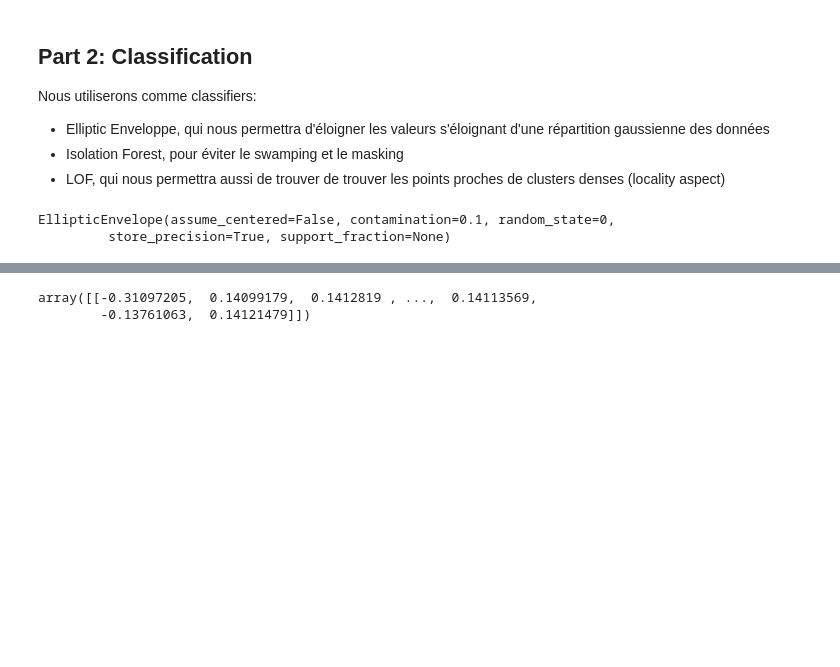
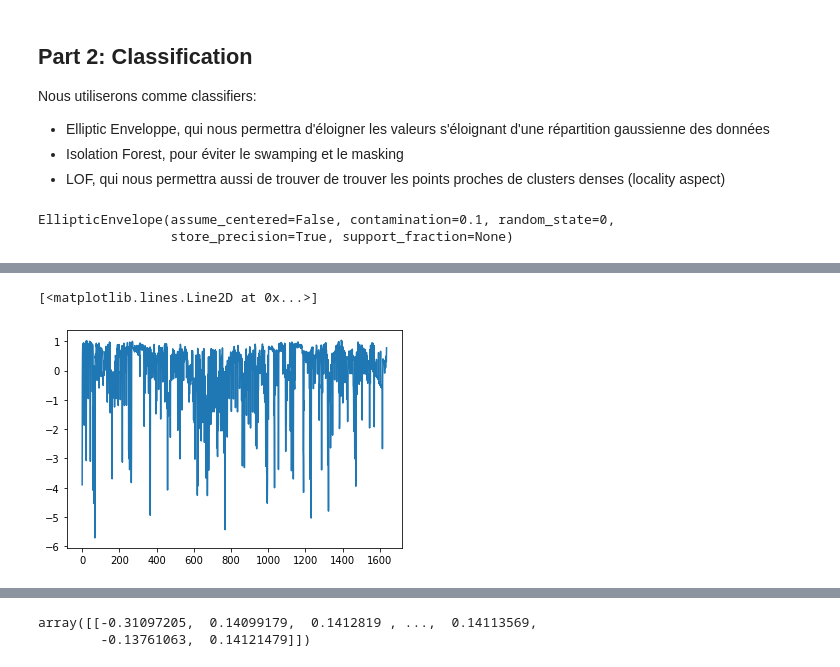
Before and after one commit to mattlouvet/be_anomaly_detection, a Jupyter notebook: group_by_windows.ipynb, the cells around one changed output, grey strips where cells are left out. Drawn from its saved outputs; the diff is of its cells as text; code cells hidden in the pictures; blank space fills up the shorter version.

```diff
--- a/group_by_windows.ipynb
+++ b/group_by_windows.ipynb
@@ -140,0 +165,5 @@ cov_score_n = scaler.transform(cov_score.reshape(-1, 1))
+# %%
+plt.plot(isf_score_n)
+# %% [output]
+[<matplotlib.lines.Line2D at 0x...>]
+[figure, added]
```
Also changed, not shown: parts of 9 cells of this notebook, 1 other file.
